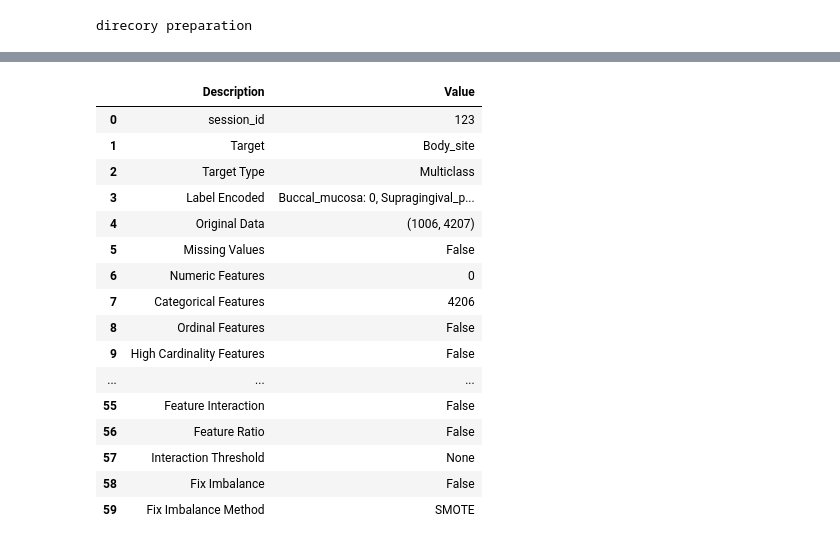
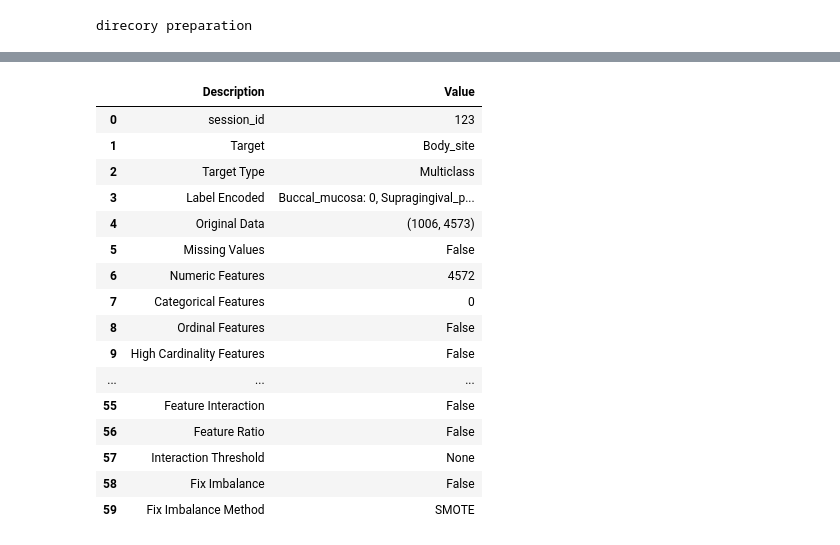
Before and after one commit to omicsEye/deepbreaks, a Jupyter notebook: examples/discrete_phenotype.ipynb, the cells around one changed output, grey strips where cells are left out. Saved outputs shown, nothing was run; the diff lists cells and outputs as text; code cells hidden in the pictures.

```diff
--- a/examples/discrete_phenotype.ipynb
+++ b/examples/discrete_phenotype.ipynb
@@ -90,0 +160,4 @@ Wall time: 13.5 s
+# %%
+%%time
+print('one-hot encoding the dataset')
+df_cleaned = prp.get_dummies(dat=df_cleaned, drop_first=True)
@@ -91,6 +168,8 @@ Wall time: 13.5 s
 # %%
 %%time
-print('calculating normalized mutual information')
-cr = prp.vec_nmi(dat=df_cleaned, report_dir=report_dir)
+print('calculating the distance matrix')
+cr = prp.distance_calc(dat=df_cleaned,
+                       dist_method='correlation',
+                       report_dir=report_dir)
 print(cr.shape)
 # %% [output]
@@ -111,6 +193,9 @@ cr.head()
 # %%
+%%time
 print('finding colinear groups')
-dc_df = prp.db_grouped(dat = cr, report_dir=report_dir, threshold=.8, needs_pivot=False)
-dc_df.head()
+dc_df = prp.db_grouped(dat = cr,
+                       report_dir=report_dir,
+                       threshold=.25,
+                       needs_pivot=False)
 # %% [output]
 finding colinear groups
@@ -123,5 +224,8 @@ finding colinear groups
 # %%
+%%time
 print('grouping features')
-dc = prp.group_features(dat = dc_df, report_dir=report_dir)
+dc = prp.group_features(dat=df_cleaned,
+                        group_dat=dc_df,
+                        report_dir=report_dir)
 # %% [output]
 grouping features
@@ -141,16 +251,21 @@ df_cleaned = df_cleaned.merge(metaData[mt], left_index=True, right_index=True)
 # %%
-top_models, train_cols, model_names = ml.fit_models(dat = df_cleaned, meta_var=mt,
-                                                 model_type= anaType, models_to_select=3, report_dir=report_dir)
+%%time
+models_to_select = 3 # number of top models to select
+top_models, train_cols, model_names = ml.fit_models(dat = df_cleaned,
+                                                    meta_var=mt,
+                                                    model_type=anaType,
+                                                    models_to_select=models_to_select,
+                                                    report_dir=report_dir)
 # %% [output]
 |  | Description | Value |
 | 0 | session_id | 123 |
 | 1 | Target | Body_site |
 | 2 | Target Type | Multiclass |
 | 3 | Label Encoded | Buccal_mucosa: 0, Supragingival_p... |
-| 4 | Original Data | (1006, 4207) |
+| 4 | Original Data | (1006, 4573) |
 | 5 | Missing Values | False |
-| 6 | Numeric Features | 0 |
-| 7 | Categorical Features | 4206 |
+| 6 | Numeric Features | 4572 |
+| 7 | Categorical Features | 0 |
 | 8 | Ordinal Features | False |
 | 9 | High Cardinality Features | False |
 | ... | ... | ... |
```
Also changed, not shown: parts of 30 cells of this notebook, 3 other files.
